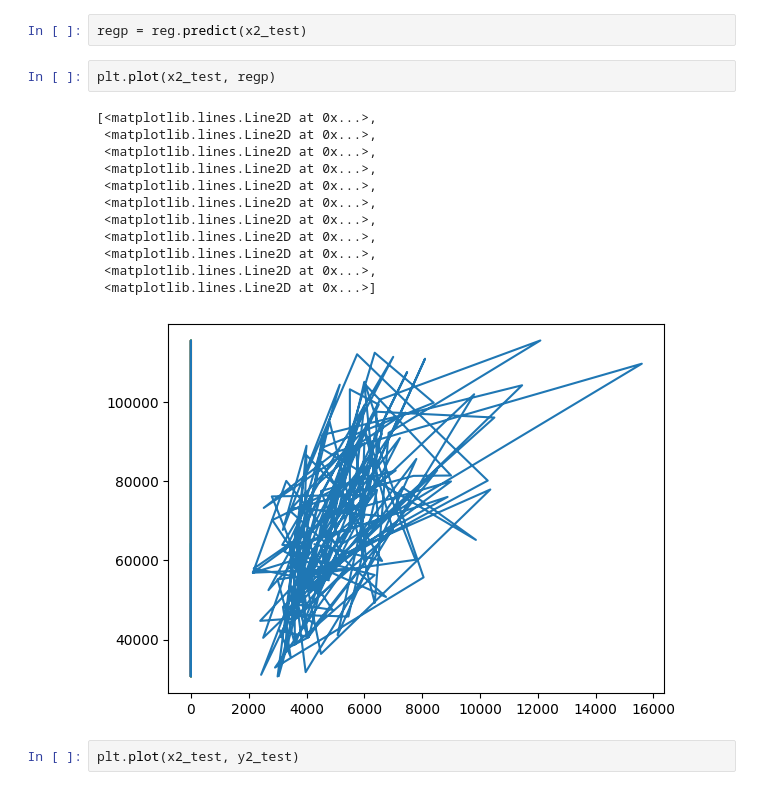
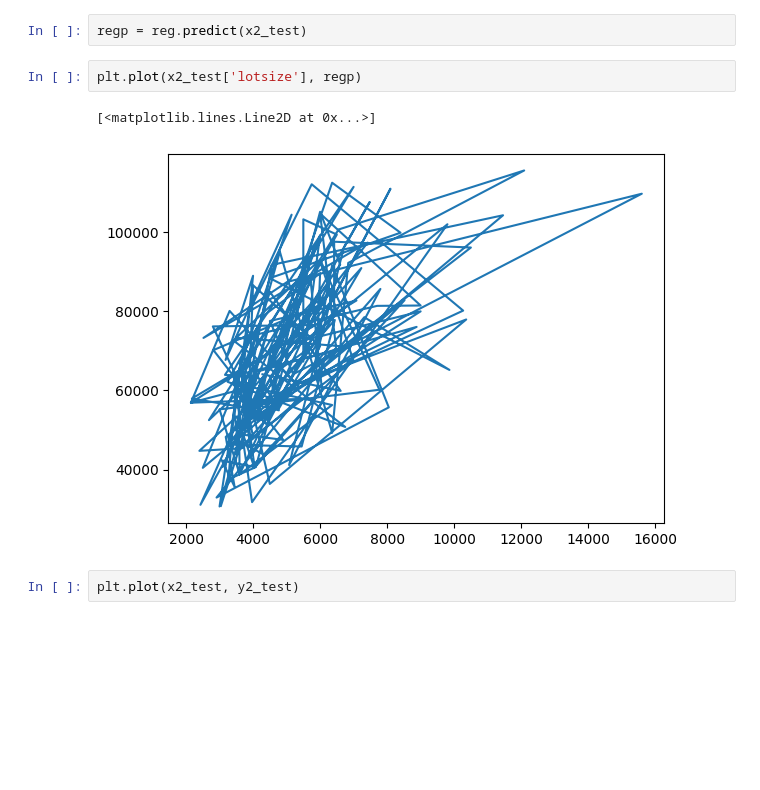
Before and after one commit to Akshat180/housing, a Jupyter notebook: Untitled.ipynb, the cells around one changed output. Drawn from its saved outputs; the diff is of its cells as text; blank space fills up the shorter version.

```diff
--- a/Untitled.ipynb
+++ b/Untitled.ipynb
@@ -172,20 +172,10 @@ LinearRegression()
 # %%
 regp = reg.predict(x2_test)
 # %%
-plt.plot(x2_test, regp)
+plt.plot(x2_test['lotsize'], regp)
 # %% [output]
-[<matplotlib.lines.Line2D at 0x...>,
- <matplotlib.lines.Line2D at 0x...>,
- <matplotlib.lines.Line2D at 0x...>,
- <matplotlib.lines.Line2D at 0x...>,
- <matplotlib.lines.Line2D at 0x...>,
- <matplotlib.lines.Line2D at 0x...>,
- <matplotlib.lines.Line2D at 0x...>,
- <matplotlib.lines.Line2D at 0x...>,
- <matplotlib.lines.Line2D at 0x...>,
- <matplotlib.lines.Line2D at 0x...>,
- <matplotlib.lines.Line2D at 0x...>]
+[<matplotlib.lines.Line2D at 0x...>]
-[figure, old version]
+[figure, new version]
 # %%
 plt.plot(x2_test, y2_test)
 # %% [output]
```
